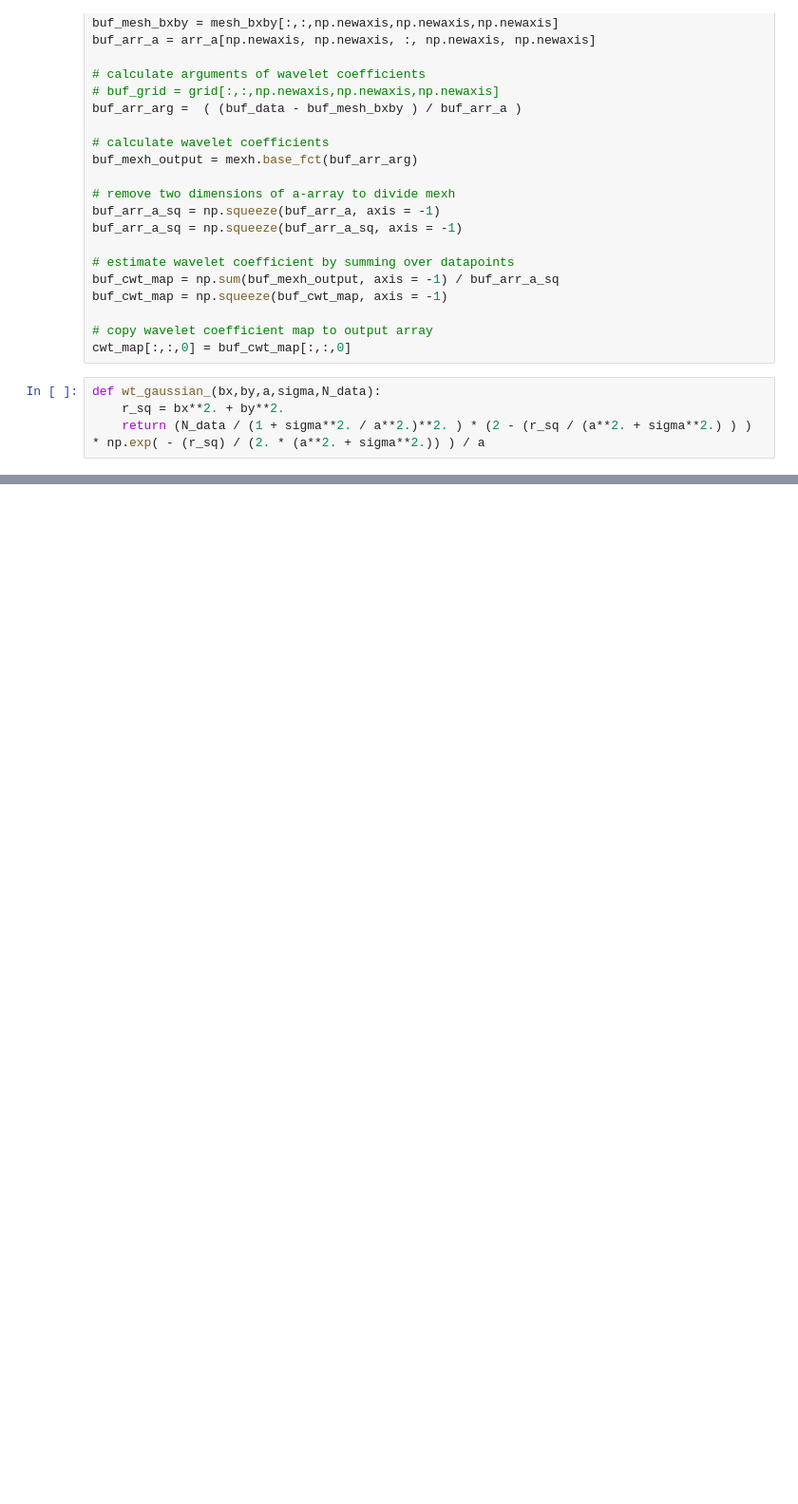
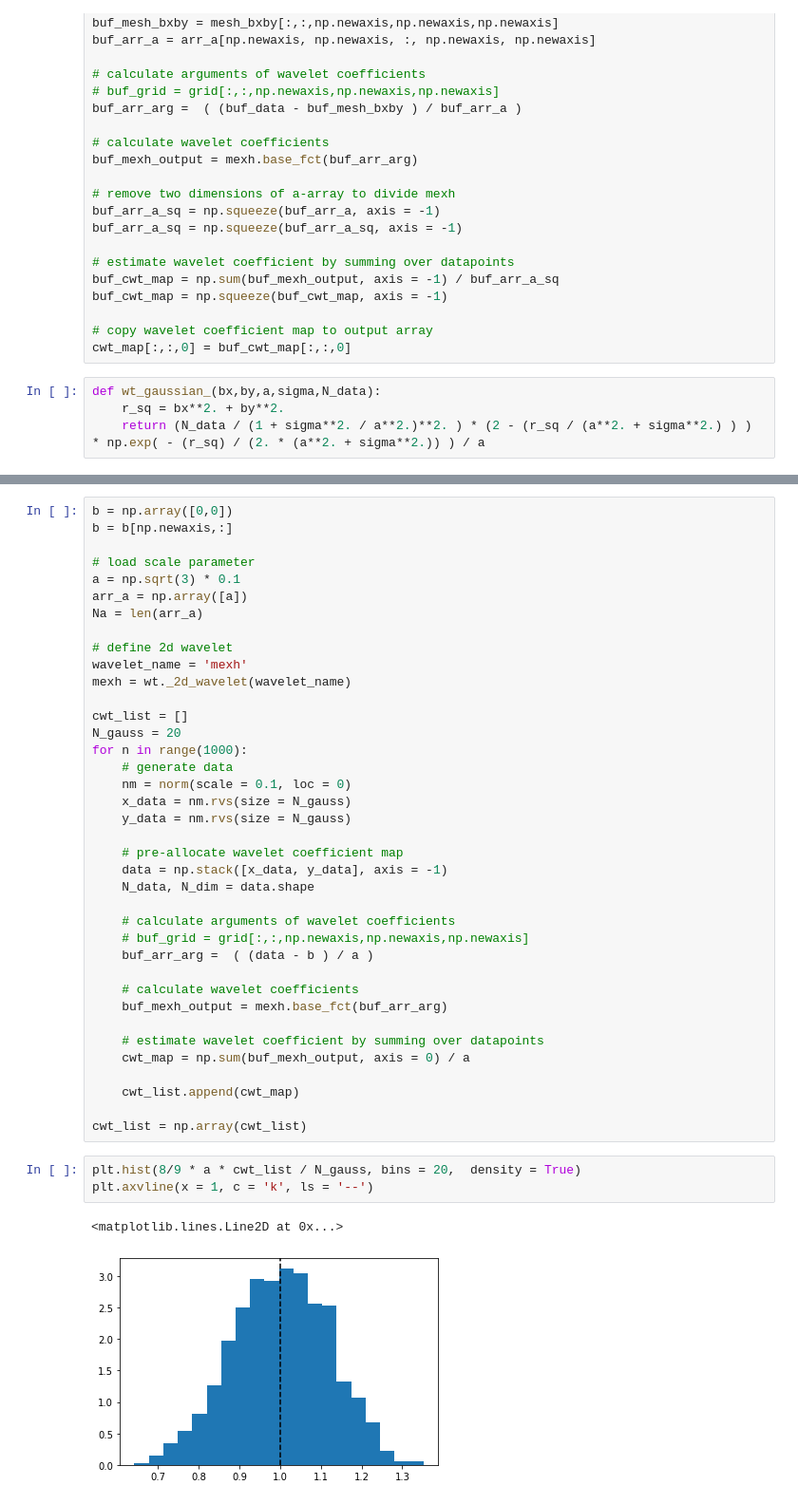
Before and after one commit to edwarddramirez/skysearch, a Jupyter notebook: connection/gaussian_fit.ipynb, the cells around one changed output, grey strips where cells are left out. Shown: that part at 95% size. Saved outputs shown, nothing was run; the diff lists cells and outputs as text; blank space fills up the shorter version.

Commit message:
Initial Analyses of Wavelet PDF from Uniform and Linear Dists
1. Verified PDFs of Damiani via MC
2. Investigating how a linear contribution in a single direction affects the PDFs

```diff
--- a/connection/gaussian_fit.ipynb
+++ b/connection/gaussian_fit.ipynb
@@ -168,0 +169,44 @@ print(8/9 * np.max(output_pdf[:,:]) * a)
+# %%
+b = np.array([0,0])
+b = b[np.newaxis,:]
+
+# load scale parameter
+a = np.sqrt(3) * 0.1
+arr_a = np.array([a])
+Na = len(arr_a)
+
+# define 2d wavelet
+wavelet_name = 'mexh'
+mexh = wt._2d_wavelet(wavelet_name)
+
+cwt_list = []
+N_gauss = 20
+for n in range(1000):
+    # generate data
+    nm = norm(scale = 0.1, loc = 0)
+    x_data = nm.rvs(size = N_gauss)
+    y_data = nm.rvs(size = N_gauss)
+
+    # pre-allocate wavelet coefficient map
+    data = np.stack([x_data, y_data], axis = -1)
+    N_data, N_dim = data.shape
+
+    # calculate arguments of wavelet coefficients
+    # buf_grid = grid[:,:,np.newaxis,np.newaxis,np.newaxis]
+    buf_arr_arg =  ( (data - b ) / a )
+
+    # calculate wavelet coefficients
+    buf_mexh_output = mexh.base_fct(buf_arr_arg)
+
+    # estimate wavelet coefficient by summing over datapoints
+    cwt_map = np.sum(buf_mexh_output, axis = 0) / a
+
+    cwt_list.append(cwt_map)
+
+cwt_list = np.array(cwt_list)
+# %%
+plt.hist(8/9 * a * cwt_list / N_gauss, bins = 20,  density = True)
+plt.axvline(x = 1, c = 'k', ls = '--')
+# %% [output]
+<matplotlib.lines.Line2D at 0x...>
+[figure, added]
```
Also changed, not shown: parts of 7 cells of this notebook, 1 other file.
